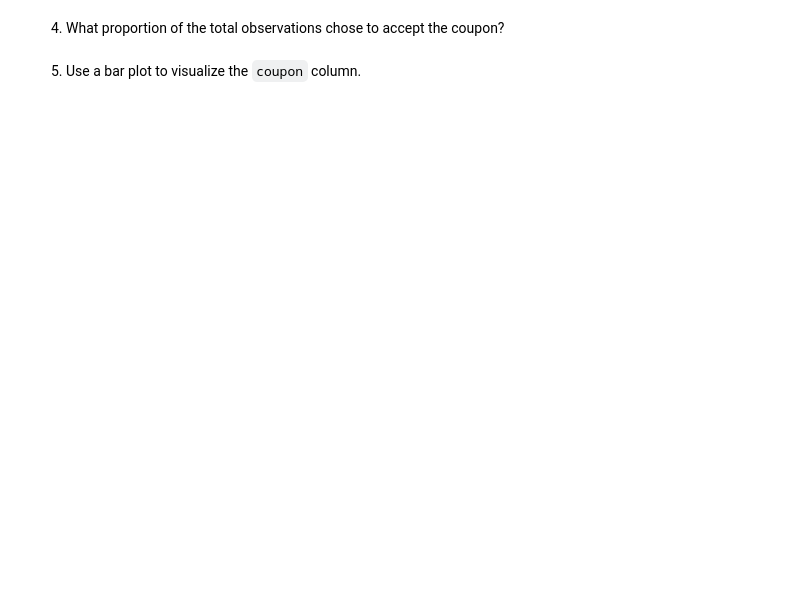
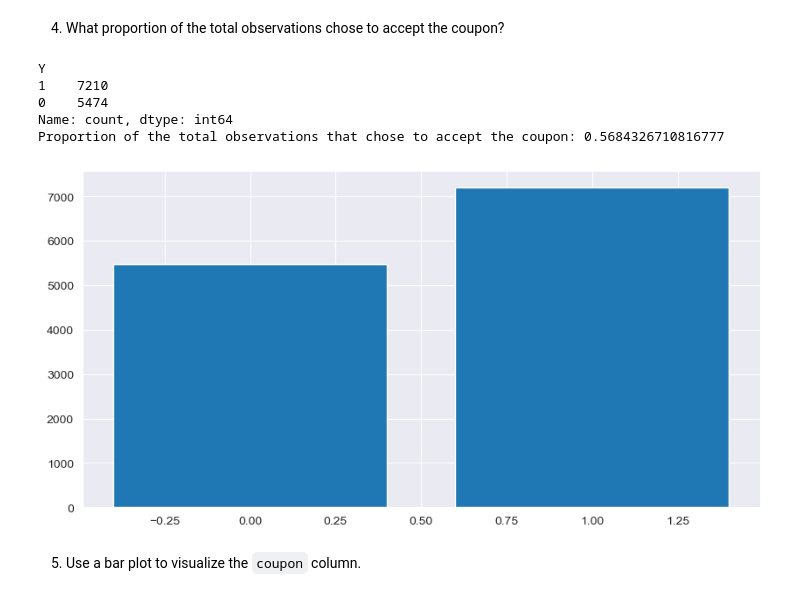
Before and after one commit to BerkeleyAIML/Module5CustomerCoupon, a Jupyter notebook: prompt.ipynb, the cells around one changed output. Drawn from its saved outputs; the diff is of its cells as text; code cells hidden in the pictures; blank space fills up the shorter version.

```diff
--- a/prompt.ipynb
+++ b/prompt.ipynb
@@ -85,4 +183,20 @@ data.head()
 # %% [markdown]
 4. What proportion of the total observations chose to accept the coupon?
+# %%
+# Proportion of the total observations that chose to accept the coupon
+accepted = data['Y'].value_counts()
+print(accepted)
+print('Proportion of the total observations that chose to accept the coupon:', accepted[1]/(accepted[0] + accepted[1]))
+# Plot histogram of the proportion of the total observations that chose to accept the coupon
+plt.figure(figsize=(10,5))
+plt.bar(accepted.index, accepted)
+plt.show()
+# %% [output]
+Y
+1    7210
+0    5474
+Name: count, dtype: int64
+Proportion of the total observations that chose to accept the coupon: 0.5684326710816777
+[figure, added]
 # %% [markdown]
 5. Use a bar plot to visualize the `coupon` column.
```
Also changed, not shown: parts of 12 cells of this notebook.
